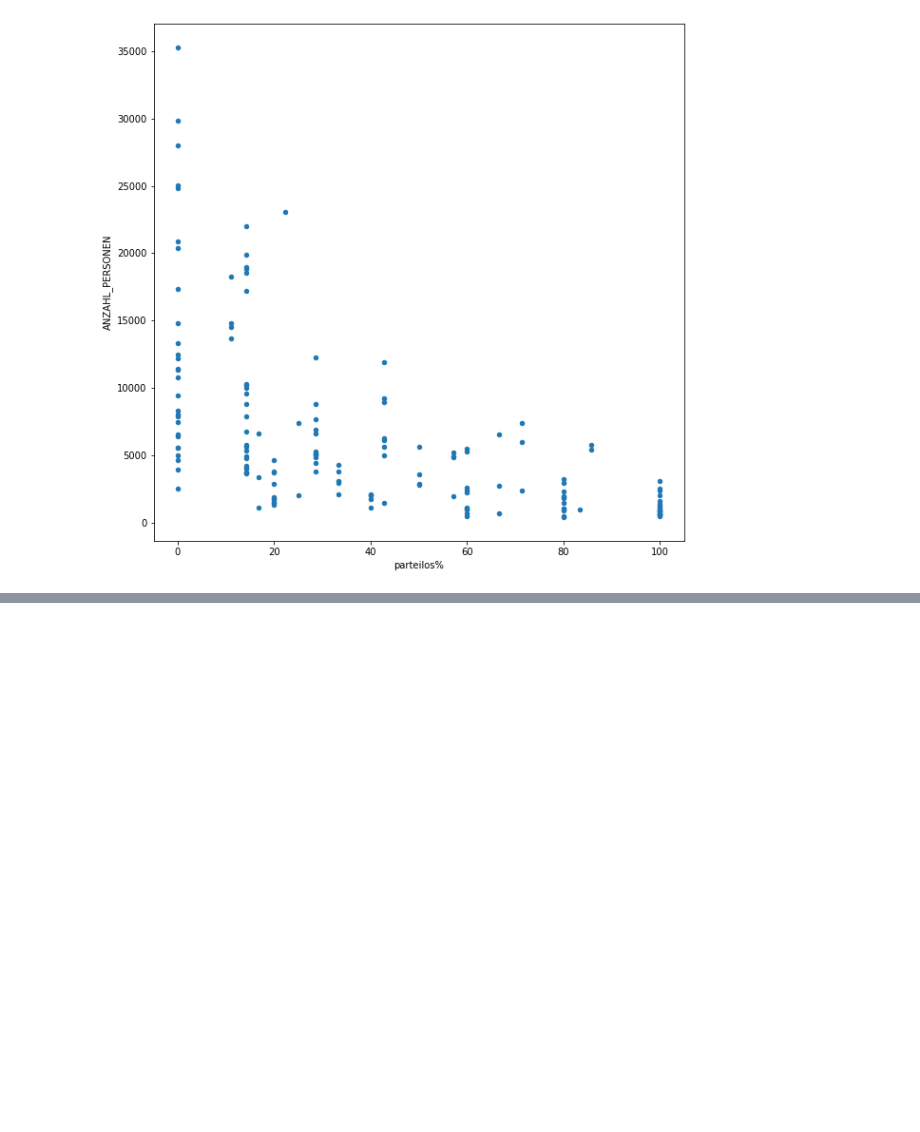
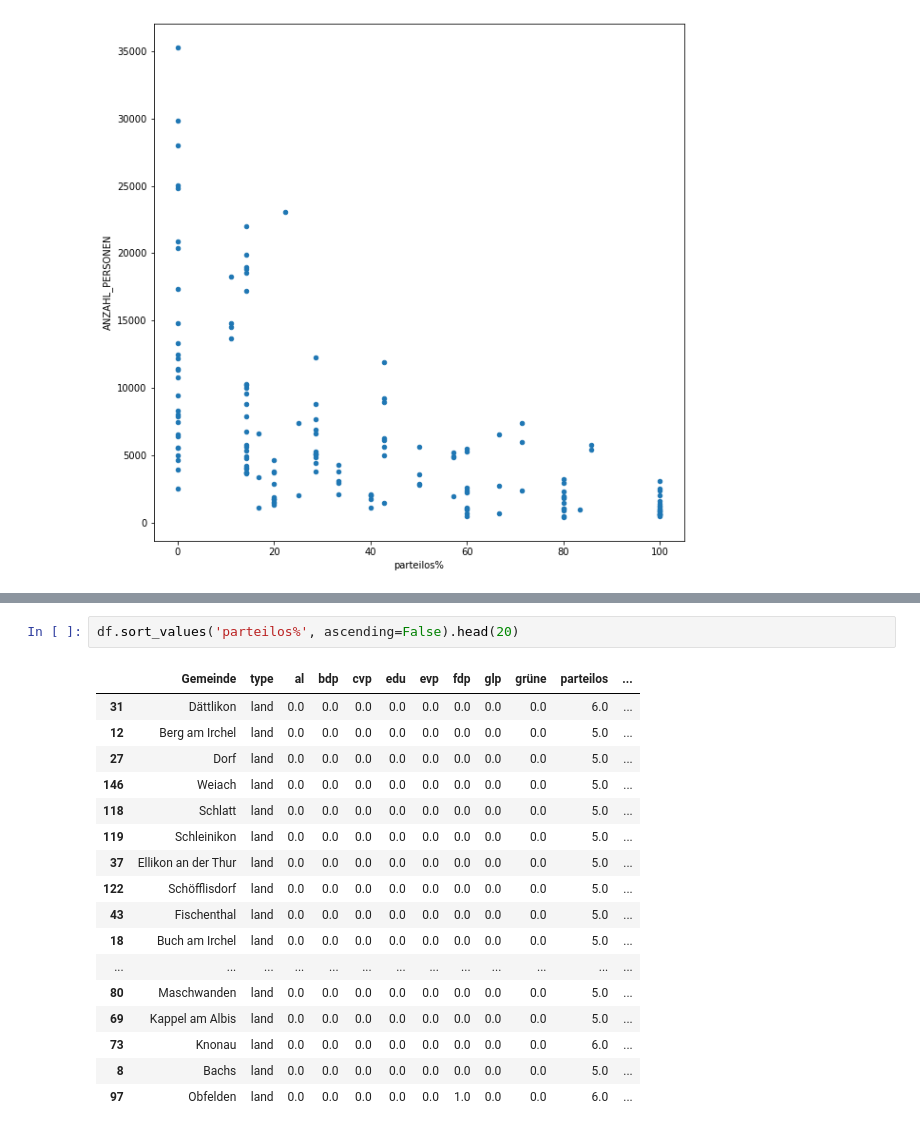
Before and after one commit to simonhuwiler/zh_gemeinderaete, a Jupyter notebook: python/2021_parteilos.ipynb, the cells around one changed output, grey strips where cells are left out. Saved outputs shown, nothing was run; the diff lists cells and outputs as text; blank space fills up the shorter version.

```diff
--- a/python/2021_parteilos.ipynb
+++ b/python/2021_parteilos.ipynb
@@ -49,0 +61,20 @@ df[df.ANZAHL_PERSONEN < 100000].plot.scatter(x='parteilos%', y='ANZAHL_PERSONEN'
+# %%
+df.sort_values('parteilos%', ascending=False).head(20)
+# %% [output]
+|  | Gemeinde | type | al | bdp | cvp | edu | evp | fdp | glp | grüne | parteilos | ... |
+| 31 | Dättlikon | land | 0.0 | 0.0 | 0.0 | 0.0 | 0.0 | 0.0 | 0.0 | 0.0 | 6.0 | ... |
+| 12 | Berg am Irchel | land | 0.0 | 0.0 | 0.0 | 0.0 | 0.0 | 0.0 | 0.0 | 0.0 | 5.0 | ... |
+| 27 | Dorf | land | 0.0 | 0.0 | 0.0 | 0.0 | 0.0 | 0.0 | 0.0 | 0.0 | 5.0 | ... |
+| 146 | Weiach | land | 0.0 | 0.0 | 0.0 | 0.0 | 0.0 | 0.0 | 0.0 | 0.0 | 5.0 | ... |
+| 118 | Schlatt | land | 0.0 | 0.0 | 0.0 | 0.0 | 0.0 | 0.0 | 0.0 | 0.0 | 5.0 | ... |
+| 119 | Schleinikon | land | 0.0 | 0.0 | 0.0 | 0.0 | 0.0 | 0.0 | 0.0 | 0.0 | 5.0 | ... |
+| 37 | Ellikon an der Thur | land | 0.0 | 0.0 | 0.0 | 0.0 | 0.0 | 0.0 | 0.0 | 0.0 | 5.0 | ... |
+| 122 | Schöfflisdorf | land | 0.0 | 0.0 | 0.0 | 0.0 | 0.0 | 0.0 | 0.0 | 0.0 | 5.0 | ... |
+| 43 | Fischenthal | land | 0.0 | 0.0 | 0.0 | 0.0 | 0.0 | 0.0 | 0.0 | 0.0 | 5.0 | ... |
+| 18 | Buch am Irchel | land | 0.0 | 0.0 | 0.0 | 0.0 | 0.0 | 0.0 | 0.0 | 0.0 | 5.0 | ... |
+| ... | ... | ... | ... | ... | ... | ... | ... | ... | ... | ... | ... | ... |
+| 80 | Maschwanden | land | 0.0 | 0.0 | 0.0 | 0.0 | 0.0 | 0.0 | 0.0 | 0.0 | 5.0 | ... |
+| 69 | Kappel am Albis | land | 0.0 | 0.0 | 0.0 | 0.0 | 0.0 | 0.0 | 0.0 | 0.0 | 5.0 | ... |
+| 73 | Knonau | land | 0.0 | 0.0 | 0.0 | 0.0 | 0.0 | 0.0 | 0.0 | 0.0 | 6.0 | ... |
+| 8 | Bachs | land | 0.0 | 0.0 | 0.0 | 0.0 | 0.0 | 0.0 | 0.0 | 0.0 | 5.0 | ... |
+| 97 | Obfelden | land | 0.0 | 0.0 | 0.0 | 0.0 | 0.0 | 1.0 | 0.0 | 0.0 | 6.0 | ... |
```
Also changed, not shown: parts of 3 cells of this notebook, 1 other file.
